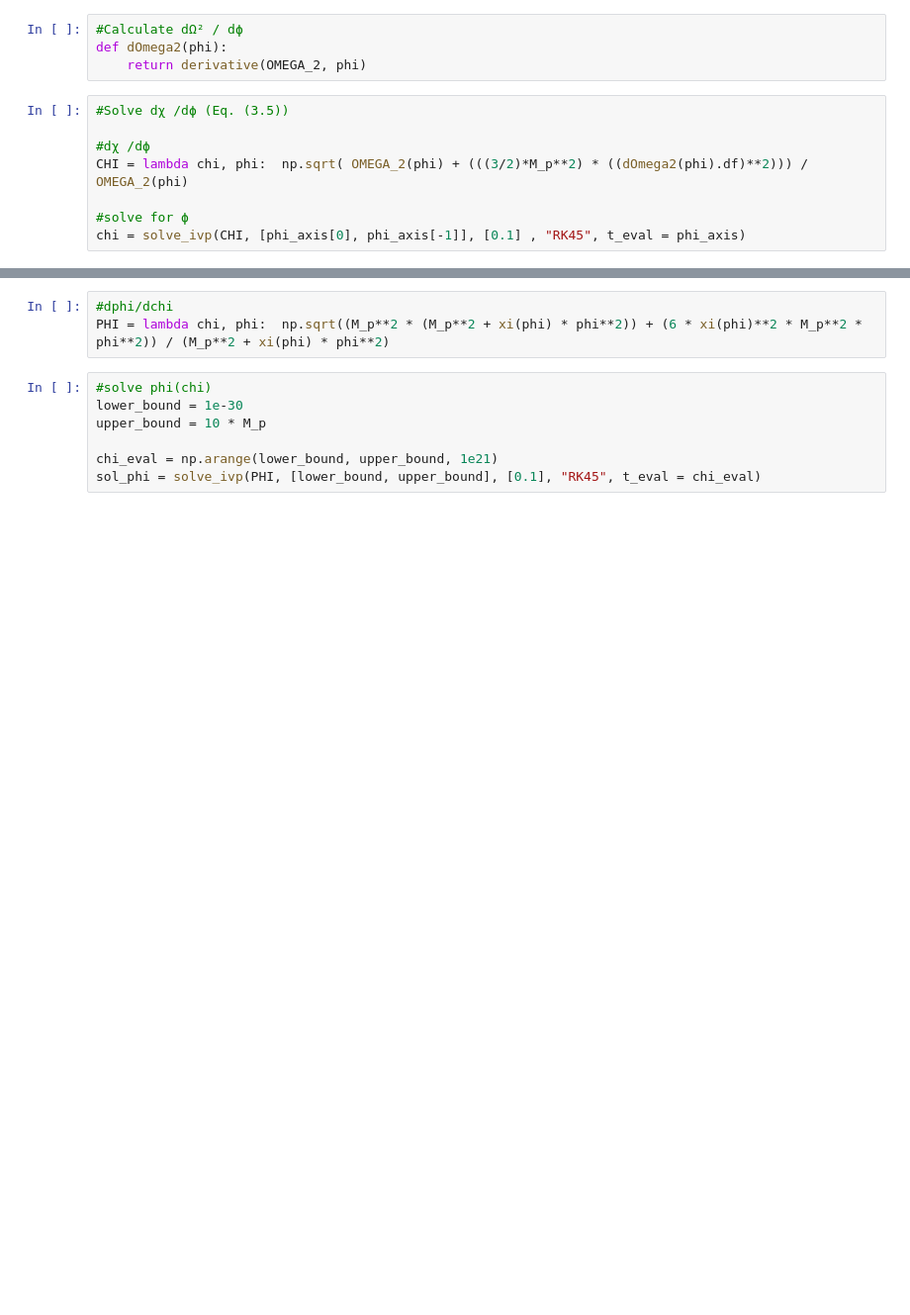
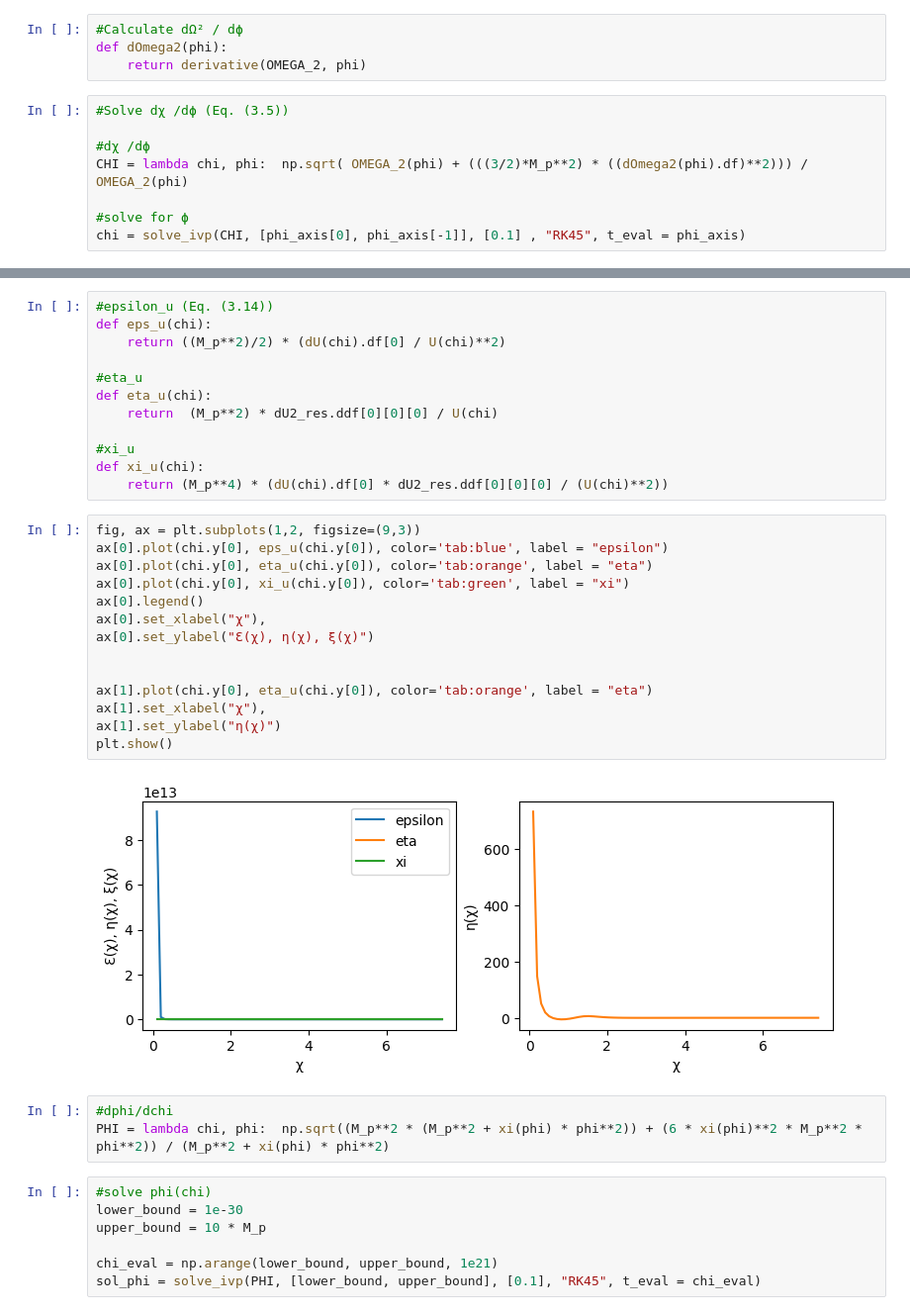
Before and after one commit to EmiliePequeux/MasterThesis, a Jupyter notebook: BallestrosRadPot.ipynb, the cells around one changed output, grey strips where cells are left out. Shown at 99% size. Drawn from its saved outputs; the diff is of its cells as text; blank space fills up the shorter version.

```diff
--- a/BallestrosRadPot.ipynb
+++ b/BallestrosRadPot.ipynb
@@ -81,3 +115,31 @@ plt.show()
+# %%
+#epsilon_u (Eq. (3.14))
+def eps_u(chi):
+    return ((M_p**2)/2) * (dU(chi).df[0] / U(chi)**2)
+
+#eta_u
+def eta_u(chi):
+    return  (M_p**2) * dU2_res.ddf[0][0][0] / U(chi)
+
+#xi_u
+def xi_u(chi):
+    return (M_p**4) * (dU(chi).df[0] * dU2_res.ddf[0][0][0] / (U(chi)**2))
+# %%
+fig, ax = plt.subplots(1,2, figsize=(9,3))
+ax[0].plot(chi.y[0], eps_u(chi.y[0]), color='tab:blue', label = "epsilon")
+ax[0].plot(chi.y[0], eta_u(chi.y[0]), color='tab:orange', label = "eta")
+ax[0].plot(chi.y[0], xi_u(chi.y[0]), color='tab:green', label = "xi")
+ax[0].legend()
+ax[0].set_xlabel("χ"),
+ax[0].set_ylabel("Ɛ(χ), η(χ), ξ(χ)")
+
+
+ax[1].plot(chi.y[0], eta_u(chi.y[0]), color='tab:orange', label = "eta")
+ax[1].set_xlabel("χ"),
+ax[1].set_ylabel("η(χ)")
+plt.show()
+# %% [output]
+[figure, added]
 # %%
 #dphi/dchi
 PHI = lambda chi, phi:  np.sqrt((M_p**2 * (M_p**2 + xi(phi) * phi**2)) + (6 * xi(phi)**2 * M_p**2 * phi**2)) / (M_p**2 + xi(phi) * phi**2)
```
Also changed, not shown: parts of 6 cells of this notebook.
